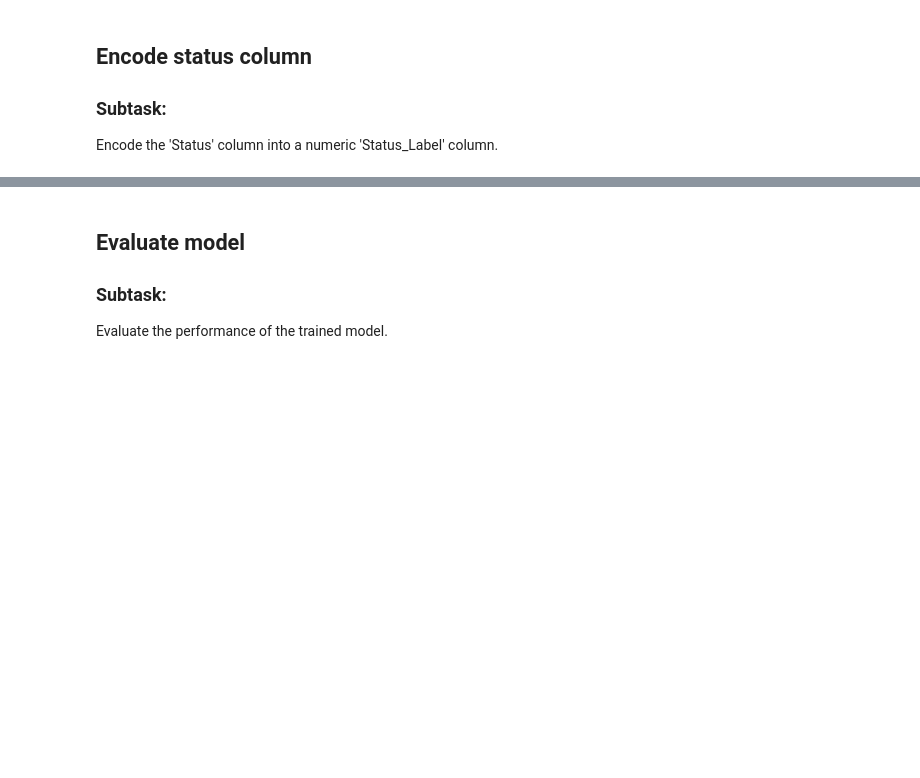
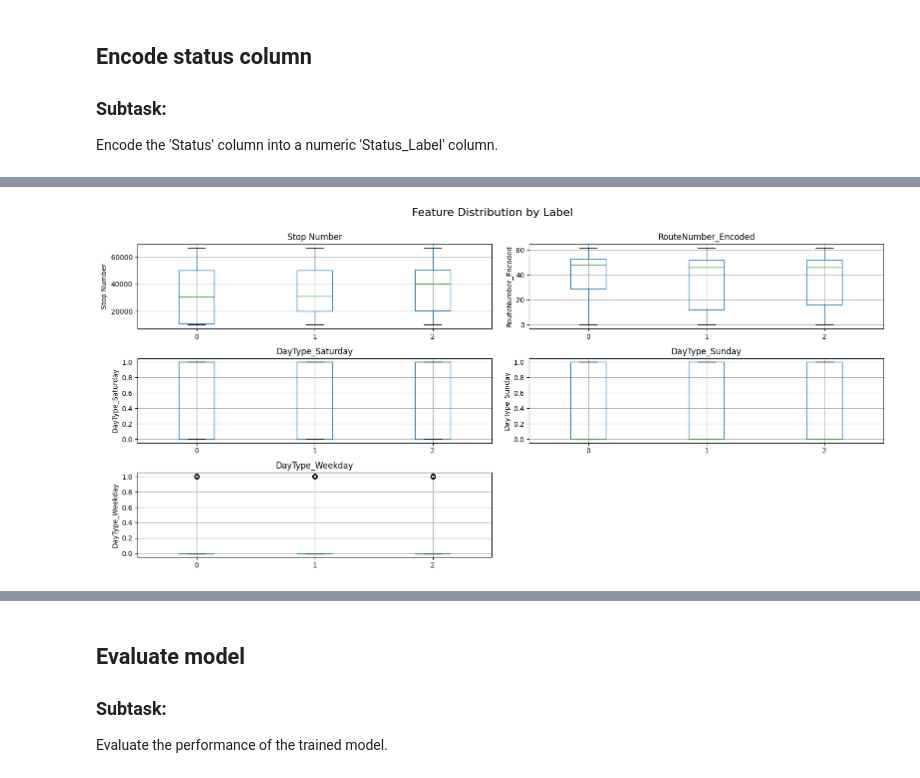
Before and after one commit to buildwithdemis/machinelearning, a Jupyter notebook: Winnipeg_Transit_On_Time_Performance.ipynb, the cells around one changed output, grey strips where cells are left out. Drawn from its saved outputs; the diff is of its cells as text; code cells hidden in the pictures; blank space fills up the shorter version.

```diff
--- a/Winnipeg_Transit_On_Time_Performance.ipynb
+++ b/Winnipeg_Transit_On_Time_Performance.ipynb
@@ -209,0 +219,15 @@ Create the features list, the label variable, and the feature and label datafram
+# %%
+from sklearn.preprocessing import LabelEncoder
+
+# Initialize the label encoder
+le = LabelEncoder()
+
+# Fit and transform Route Number
+df["RouteNumber_Encoded"] = le.fit_transform(df["Route Number"])
+
+# Check mapping
+route_mapping = dict(zip(le.classes_, le.transform(le.classes_)))
+print("Route Encoding Mapping:", route_mapping)
+
+# Now drop or keep original depending on your use case
+# df = df.drop("Route Number", axis=1)
@@ -210,5 +254,5 @@ Create the features list, the label variable, and the feature and label datafram
 # %%
-features = ['Stop Number', 'Route Number', 'DayType_Saturday', 'DayType_Sunday', 'DayType_Weekday']
+features = ['Stop Number', 'RouteNumber_Encoded', 'DayType_Saturday', 'DayType_Sunday', 'DayType_Weekday']
 label = 'Status_Label'
 X = df[features]
 y = df[label]
@@ -222,0 +262,30 @@ Split the data into training and testing sets using train_test_split.
+# %%
+import matplotlib.pyplot as plt
+%matplotlib inline
+
+# Create subplots: 5 rows x 2 columns
+fig, axes = plt.subplots(nrows=5, ncols=2, figsize=(16, 12))
+axes = axes.flatten()  # Flatten to easily index
+
+# Remove 'Route Number' from the features list for plotting
+plot_features = [feature for feature in features if feature != 'Route Number']
+
+# Plot each feature
+for i, col in enumerate(plot_features):
+    df.boxplot(column=col, by=label, ax=axes[i])
+    axes[i].set_title(col)
+    axes[i].set_xlabel('')
+    axes[i].set_ylabel(col)
+
+# Hide any unused subplot (since we have fewer plots than axes after removing 'Route Number')
+for j in range(len(plot_features), len(axes)):
+    fig.delaxes(axes[j])
+
+
+# Set the overall title and layout
+plt.suptitle('Feature Distribution by Label', fontsize=16)
+plt.tight_layout()
+plt.subplots_adjust(top=0.92)  # Adjust for suptitle
+plt.show()
+# %% [output]
+[figure, added]
```
Also changed, not shown: parts of 45 cells of this notebook.
